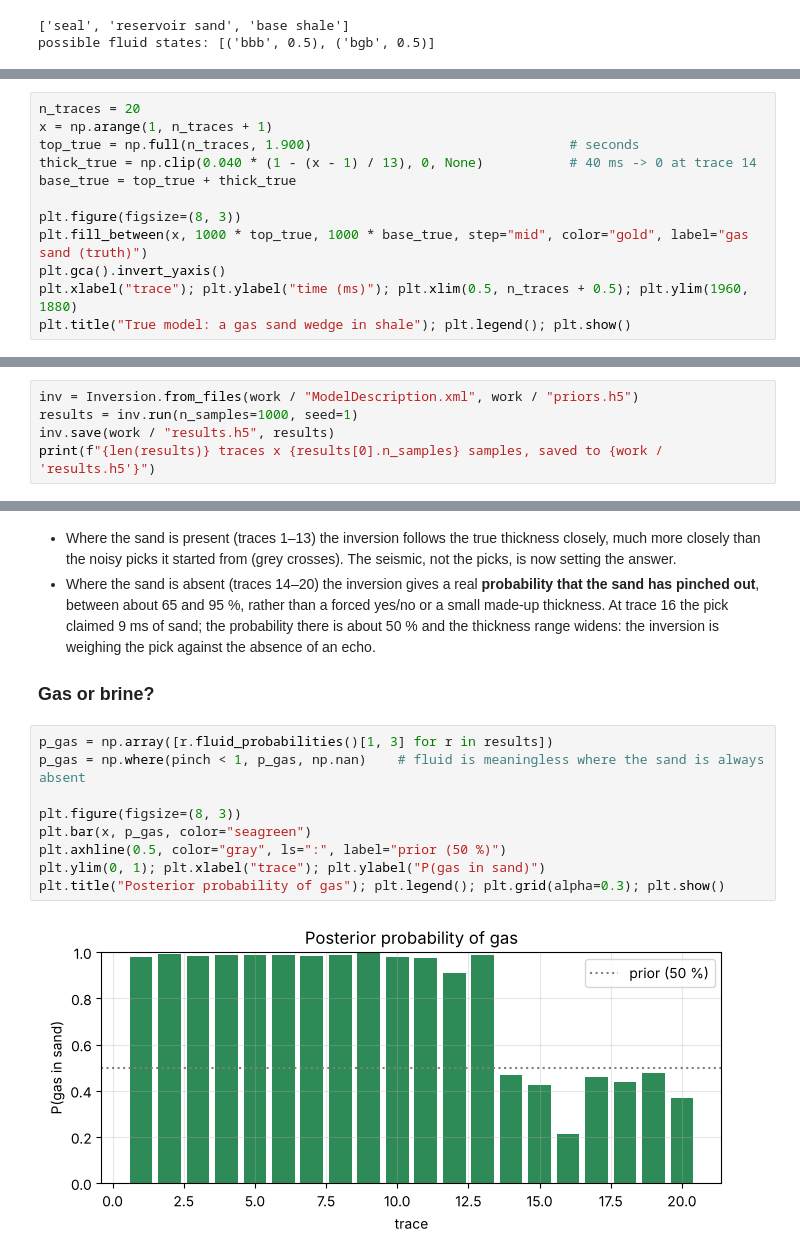
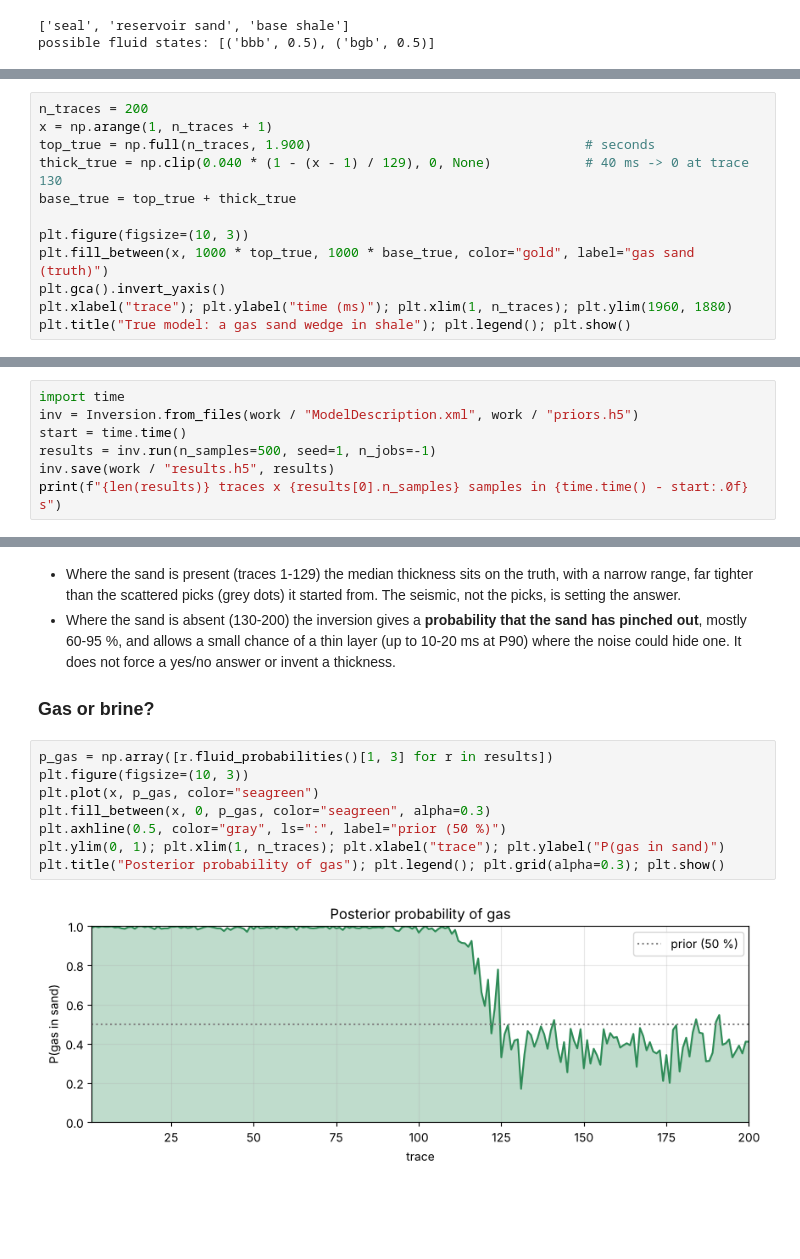
Before and after one commit to fergusrssmith/Delivery_Seismic_Welltie_CSEM, a Jupyter notebook: python/examples/synthetic_wedge.ipynb, the cells around one changed output, grey strips where cells are left out. Cells and saved outputs as stored; diff of their text form; blank space fills up the shorter version.

```diff
--- a/python/examples/synthetic_wedge.ipynb
+++ b/python/examples/synthetic_wedge.ipynb
@@ -180,13 +183,13 @@ trace 14; from there on the sand is absent. The sand holds gas.
 # %%
-n_traces = 20
+n_traces = 200
 x = np.arange(1, n_traces + 1)
-top_true = np.full(n_traces, 1.900)                                 # seconds
-thick_true = np.clip(0.040 * (1 - (x - 1) / 13), 0, None)           # 40 ms -> 0 at trace 14
+top_true = np.full(n_traces, 1.900)                                   # seconds
+thick_true = np.clip(0.040 * (1 - (x - 1) / 129), 0, None)            # 40 ms -> 0 at trace 130
 base_true = top_true + thick_true
 
-plt.figure(figsize=(8, 3))
-plt.fill_between(x, 1000 * top_true, 1000 * base_true, step="mid", color="gold", label="gas sand (truth)")
+plt.figure(figsize=(10, 3))
+plt.fill_between(x, 1000 * top_true, 1000 * base_true, color="gold", label="gas sand (truth)")
 plt.gca().invert_yaxis()
-plt.xlabel("trace"); plt.ylabel("time (ms)"); plt.xlim(0.5, n_traces + 0.5); plt.ylim(1960, 1880)
+plt.xlabel("trace"); plt.ylabel("time (ms)"); plt.xlim(1, n_traces); plt.ylim(1960, 1880)
 plt.title("True model: a gas sand wedge in shale"); plt.legend(); plt.show()
 # %% [output]
@@ -307,6 +297,8 @@ We ask for 1000 samples per trace. This takes about a minute.
 # %%
+import time
 inv = Inversion.from_files(work / "ModelDescription.xml", work / "priors.h5")
-results = inv.run(n_samples=1000, seed=1)
+start = time.time()
+results = inv.run(n_samples=500, seed=1, n_jobs=-1)
 inv.save(work / "results.h5", results)
-print(f"{len(results)} traces x {results[0].n_samples} samples, saved to {work / 'results.h5'}")
+print(f"{len(results)} traces x {results[0].n_samples} samples in {time.time() - start:.0f} s")
 # %% [output]
@@ -342,22 +381,20 @@ plt.show()
 # %% [markdown]
-* Where the sand is present (traces 1–13) the inversion follows the true
-  thickness closely, much more closely than the noisy picks it started from
-  (grey crosses). The seismic, not the picks, is now setting the answer.
-* Where the sand is absent (traces 14–20) the inversion gives a real
-  **probability that the sand has pinched out**, between about 65 and 95 %, rather than
-  a forced yes/no or a small made-up thickness. At trace 16 the pick claimed
-  9 ms of sand; the probability there is about 50 % and the thickness range
-  widens: the inversion is weighing the pick against the absence of an echo.
+* Where the sand is present (traces 1-129) the median thickness sits on the
+  truth, with a narrow range, far tighter than the scattered picks (grey dots)
+  it started from. The seismic, not the picks, is setting the answer.
+* Where the sand is absent (130-200) the inversion gives a **probability that
+  the sand has pinched out**, mostly 60-95 %, and allows a small chance of a
+  thin layer (up to 10-20 ms at P90) where the noise could hide one. It does
+  not force a yes/no answer or invent a thickness.
 
 ### Gas or brine?
 # %%
 p_gas = np.array([r.fluid_probabilities()[1, 3] for r in results])
-p_gas = np.where(pinch < 1, p_gas, np.nan)    # fluid is meaningless where the sand is always absent
-
-plt.figure(figsize=(8, 3))
-plt.bar(x, p_gas, color="seagreen")
+plt.figure(figsize=(10, 3))
+plt.plot(x, p_gas, color="seagreen")
+plt.fill_between(x, 0, p_gas, color="seagreen", alpha=0.3)
 plt.axhline(0.5, color="gray", ls=":", label="prior (50 %)")
-plt.ylim(0, 1); plt.xlabel("trace"); plt.ylabel("P(gas in sand)")
+plt.ylim(0, 1); plt.xlim(1, n_traces); plt.xlabel("trace"); plt.ylabel("P(gas in sand)")
 plt.title("Posterior probability of gas"); plt.legend(); plt.grid(alpha=0.3); plt.show()
 # %% [output]
-[figure, old version]
+[figure, new version]
```
Also changed, not shown: parts of 18 cells of this notebook, 8 other files.
